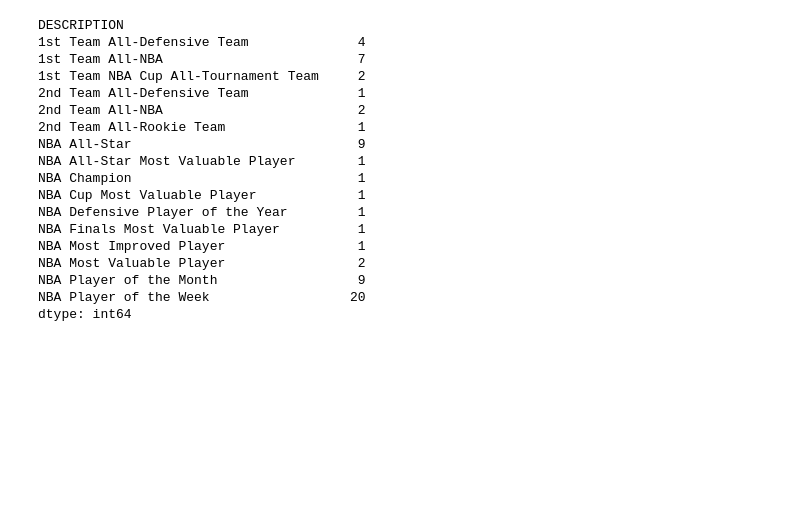
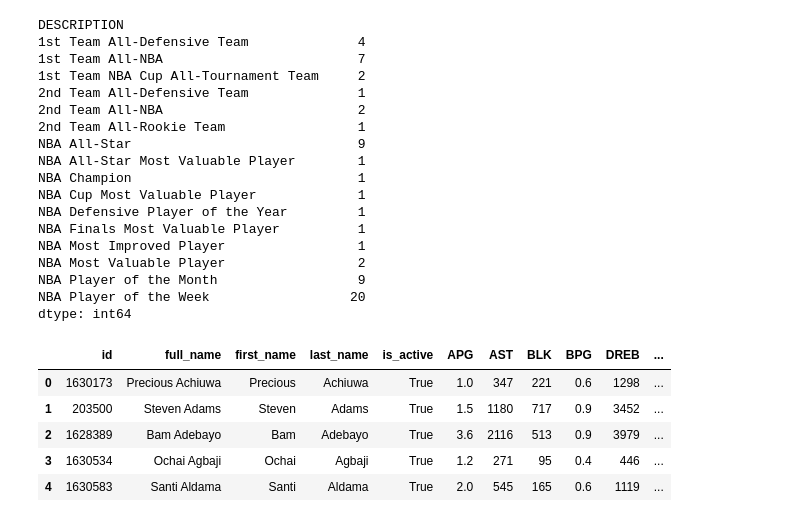
Before and after one commit to bharthun7/nba-hof-predictor, a Jupyter notebook: active-scraper-tester.ipynb, the cells around one changed output. Cells and saved outputs as stored; diff of their text form; code cells hidden in the pictures; blank space fills up the shorter version.

Commit message:
Verify combining scraping methods for active players works correctly, even for players with no playoff games

```diff
--- a/active-scraper-tester.ipynb
+++ b/active-scraper-tester.ipynb
@@ -125,3 +125,12 @@ NBA Most Valuable Player                 2
 NBA Player of the Month                  9
 NBA Player of the Week                  20
 dtype: int64
+# %%
+pd.concat([test_df,test_df.apply(get_career_stats,axis=1),test_df.apply(get_awards,axis=1)],axis=1).fillna(0)
+# %% [output]
+|  | id | full_name | first_name | last_name | is_active | APG | AST | BLK | BPG | DREB | ... |
+| 0 | 1630173 | Precious Achiuwa | Precious | Achiuwa | True | 1.0 | 347 | 221 | 0.6 | 1298 | ... |
+| 1 | 203500 | Steven Adams | Steven | Adams | True | 1.5 | 1180 | 717 | 0.9 | 3452 | ... |
+| 2 | 1628389 | Bam Adebayo | Bam | Adebayo | True | 3.6 | 2116 | 513 | 0.9 | 3979 | ... |
+| 3 | 1630534 | Ochai Agbaji | Ochai | Agbaji | True | 1.2 | 271 | 95 | 0.4 | 446 | ... |
+| 4 | 1630583 | Santi Aldama | Santi | Aldama | True | 2.0 | 545 | 165 | 0.6 | 1119 | ... |
```
